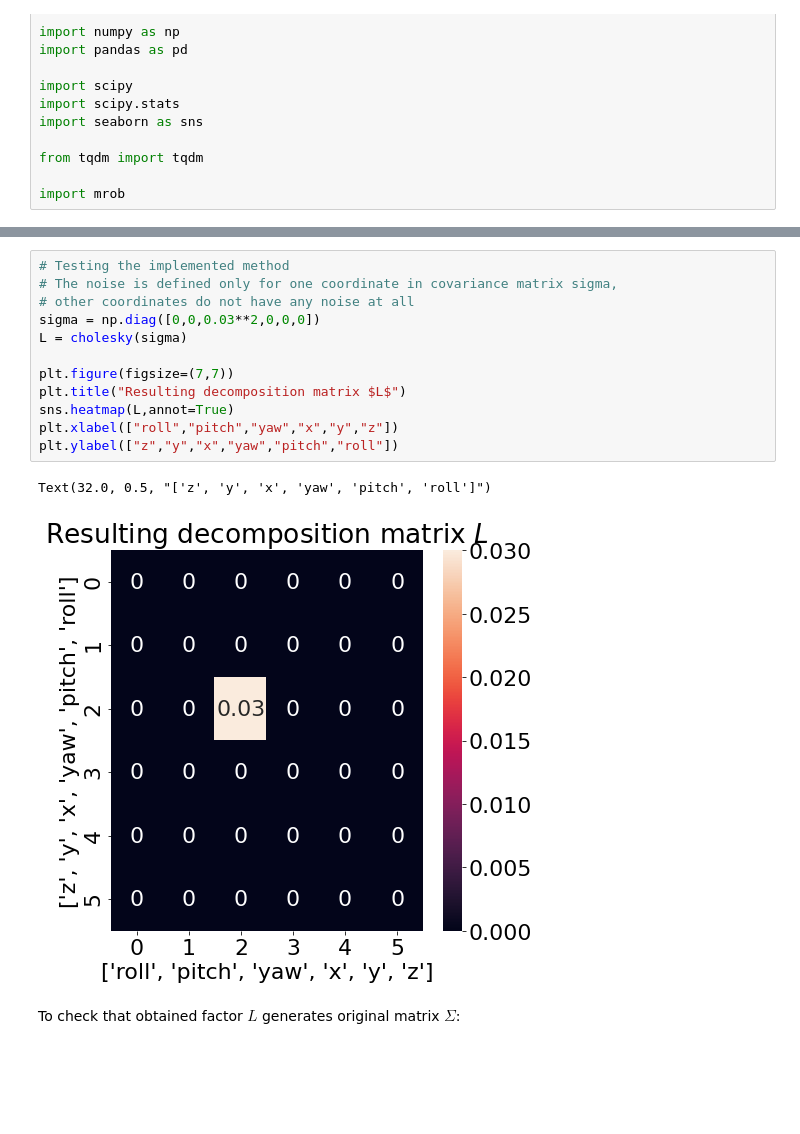
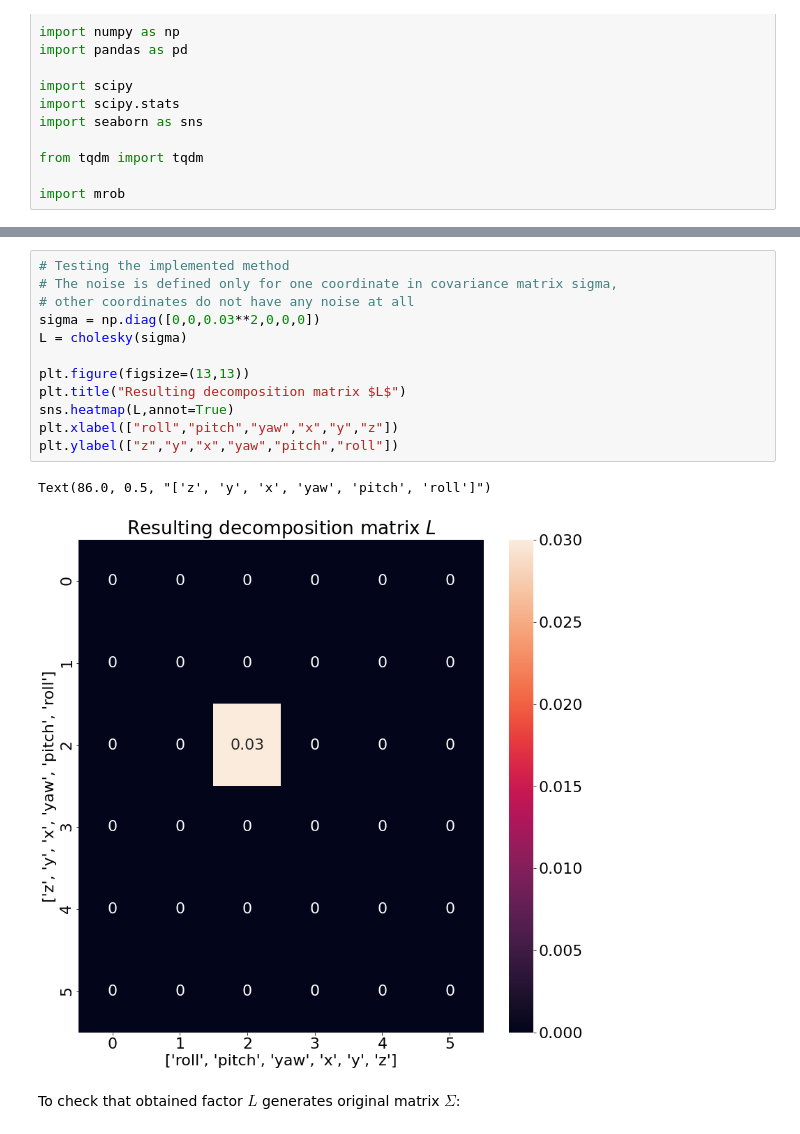
Before and after one commit to nosmokingsurfer/mrob_sandbox, a Jupyter notebook: ISP Research Project.ipynb, the cells around one changed output, grey strips where cells are left out. Cells and saved outputs as stored; diff of their text form; blank space fills up the shorter version.

```diff
--- a/ISP Research Project.ipynb
+++ b/ISP Research Project.ipynb
@@ -101,18 +97,18 @@ def cholesky(sigma):
 # %%
 # Testing the implemented method
 # The noise is defined only for one coordinate in covariance matrix sigma,
 # other coordinates do not have any noise at all
 sigma = np.diag([0,0,0.03**2,0,0,0])
 L = cholesky(sigma)
 
-plt.figure(figsize=(7,7))
+plt.figure(figsize=(13,13))
 plt.title("Resulting decomposition matrix $L$")
 sns.heatmap(L,annot=True)
 plt.xlabel(["roll","pitch","yaw","x","y","z"])
 plt.ylabel(["z","y","x","yaw","pitch","roll"])
 # %% [output]
-Text(32.0, 0.5, "['z', 'y', 'x', 'yaw', 'pitch', 'roll']")
+Text(86.0, 0.5, "['z', 'y', 'x', 'yaw', 'pitch', 'roll']")
-[figure, old version]
+[figure, new version]
 # %% [markdown]
 To check that obtained factor $L$ generates original matrix $\Sigma$:
 # %%
```
Also changed, not shown: parts of 62 cells of this notebook.
